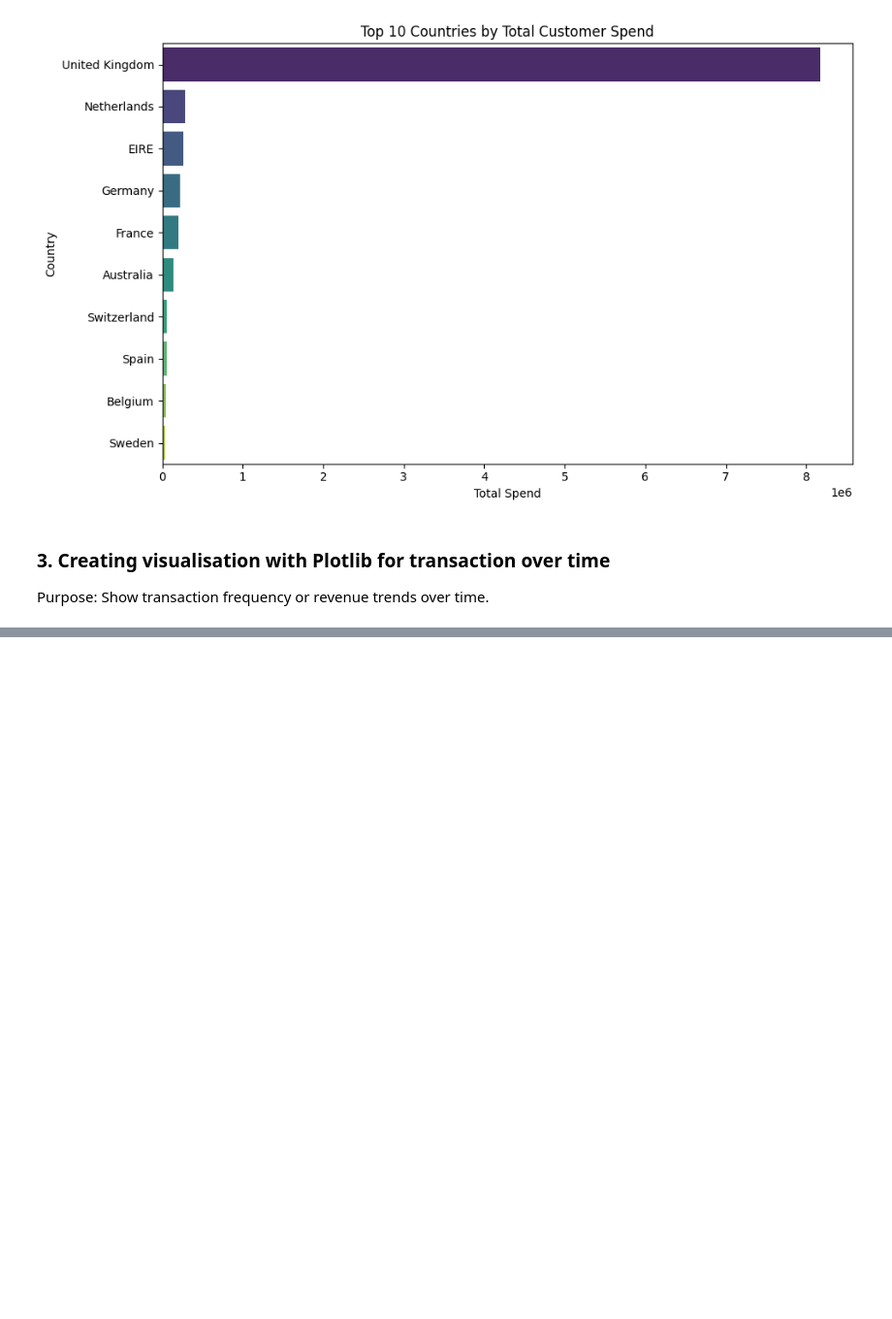
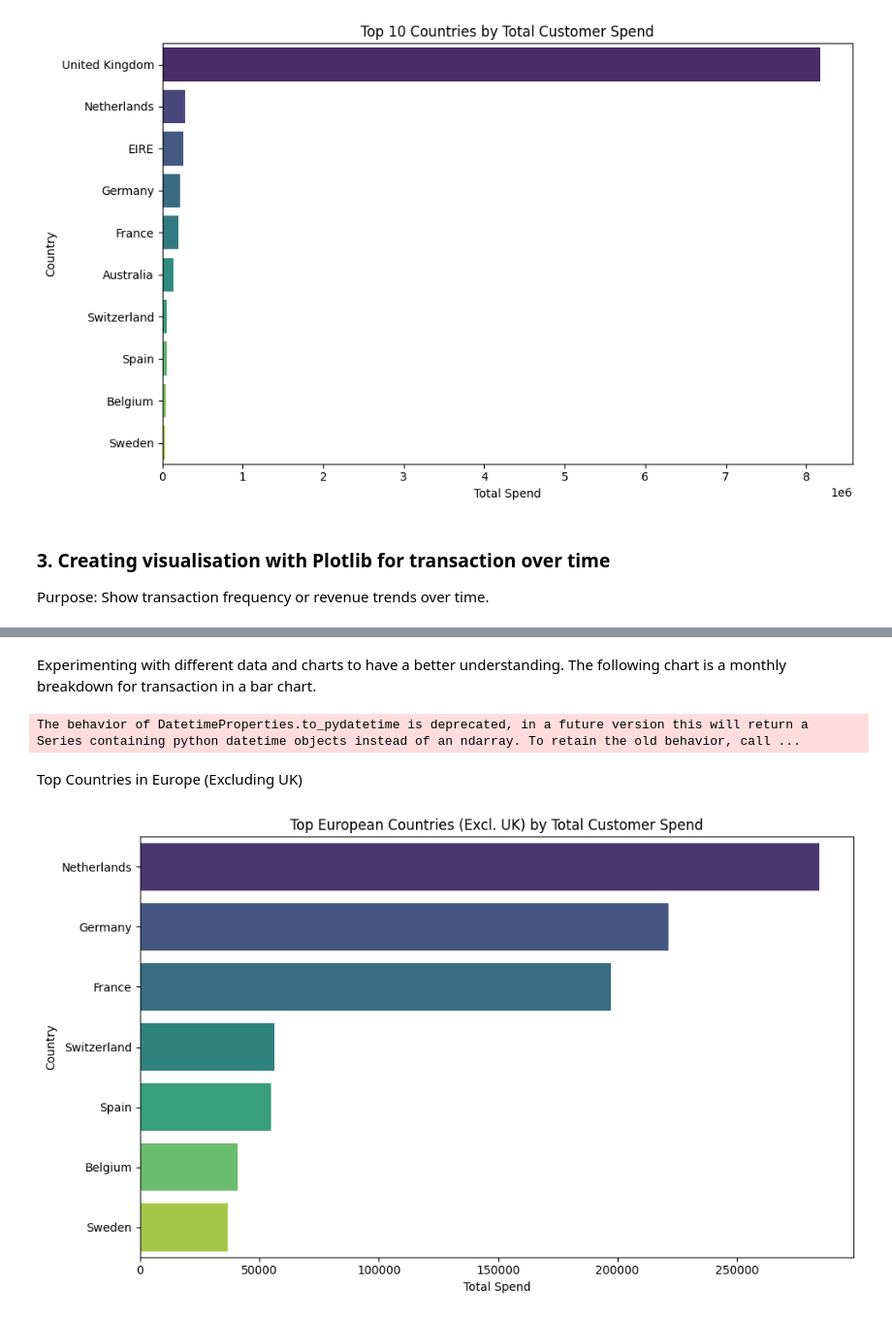
Before and after one commit to InsightsByIvy/Online-Retail-Transaction-Analysis, a Jupyter notebook: jupyter_notebooks/visualisation.ipynb, the cells around one changed output, grey strips where cells are left out. Shown at 97% size. Cells and saved outputs as stored; diff of their text form; code cells hidden in the pictures; blank space fills up the shorter version.

Commit message:
Refined version

```diff
--- a/jupyter_notebooks/visualisation.ipynb
+++ b/jupyter_notebooks/visualisation.ipynb
@@ -105,0 +150,57 @@ ValueError: Mime type rendering requires nbformat>=4.2.0 but it is not installed
+# %% [markdown]
+Experimenting with different data and charts to have a better understanding.
+The following chart is a monthly breakdown for transaction in a bar chart.
+# %%
+monthly_transactions = (
+    df.resample('M', on='InvoiceDate')['InvoiceNo']
+      .nunique()
+      .reset_index()
+)
+monthly_transactions.columns = ['Month', 'UniqueTransactions']
+
+
+fig = px.bar(
+    monthly_transactions,
+    x='Month',
+    y='UniqueTransactions',
+    title='Monthly Unique Transactions',
+    labels={'UniqueTransactions': 'Number of Transactions', 'Month': 'Month'}
+)
+fig.update_xaxes(
+    tickformat="%b %Y",
+)
+fig.show()
+# %% [output]
+The behavior of DatetimeProperties.to_pydatetime is deprecated, in a future version this will return a Series containing python datetime objects instead of an ndarray. To retain the old behavior, call ...
+# %% [markdown]
+Top Countries in Europe (Excluding UK)
+# %%
+european_countries = [
+'France', 'Netherlands', 'Germany', 'Norway',
+'Switzerland', 'Spain', 'Poland', 'Portugal', 'Italy', 'Belgium',
+'Lithuania','Iceland', 'Channel Islands' 'Denmark', 'Cyprus',
+'Finland', 'Austria', 'Sweden', 'Greece', 'Czech Republic', 'Malta'
+]
+
+europe_df = country_sales[
+    (country_sales['Country'].isin(european_countries)) &
+    (country_sales['Country'] != 'United Kingdom')
+]
+
+plt.figure(figsize=(10,6))
+sns.barplot(
+    data=europe_df,
+    x='TotalTransactionValue',
+    y='Country',
+    hue='Country',
+    palette='viridis',
+    dodge=False,
+    legend=False
+)
+plt.title('Top European Countries (Excl. UK) by Total Customer Spend')
+plt.xlabel('Total Spend')
+plt.ylabel('Country')
+plt.tight_layout()
+plt.show()
+# %% [output]
+[figure, added]
```
Also changed, not shown: parts of 8 cells of this notebook.
